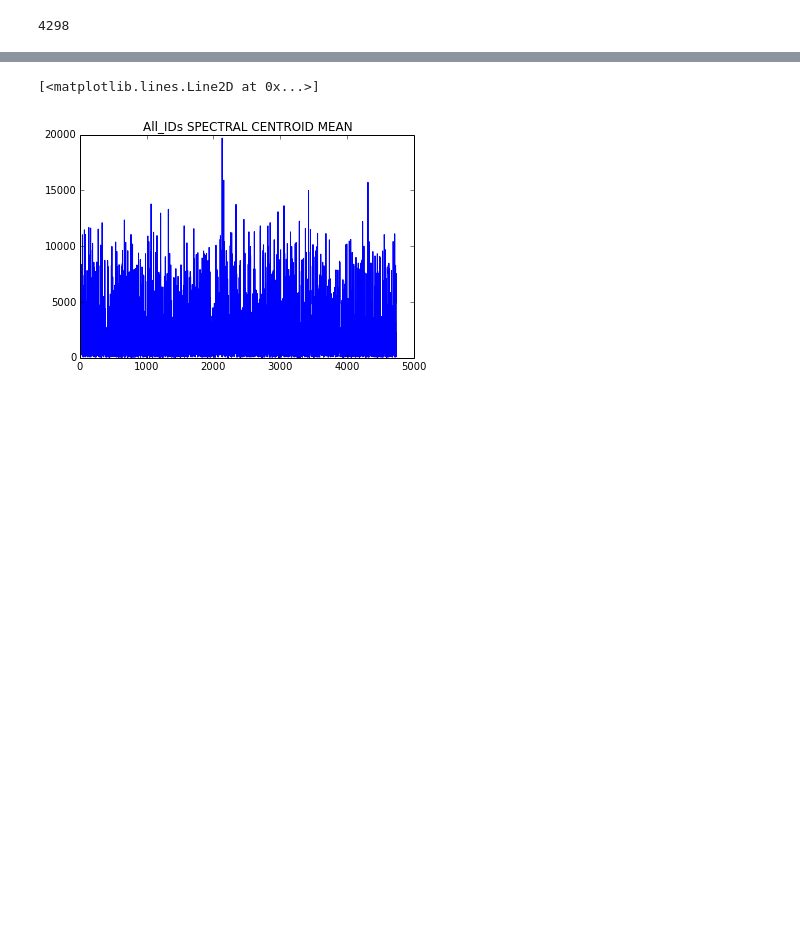
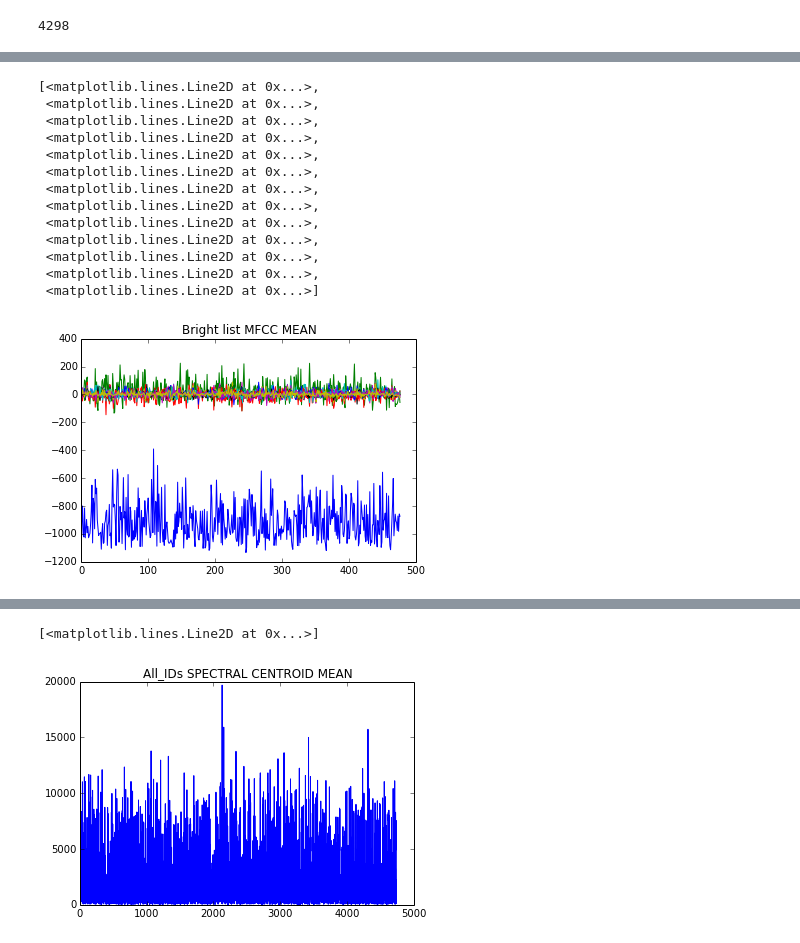
Before and after one commit to pedrogogo/SMC_Th, a Jupyter notebook: json_read_computing_essentia_descriptors.ipynb, the cells around one changed output, grey strips where cells are left out. Drawn from its saved outputs; the diff is of its cells as text; code cells hidden in the pictures; blank space fills up the shorter version.

```diff
--- a/json_read_computing_essentia_descriptors.ipynb
+++ b/json_read_computing_essentia_descriptors.ipynb
@@ -138,0 +151,18 @@ oteher_mean = np.array(oteher_mean)
+# %%
+plt.title ('Bright list MFCC MEAN')
+plt.plot(mfcc_bright_mean)
+# %% [output]
+[<matplotlib.lines.Line2D at 0x...>,
+ <matplotlib.lines.Line2D at 0x...>,
+ <matplotlib.lines.Line2D at 0x...>,
+ <matplotlib.lines.Line2D at 0x...>,
+ <matplotlib.lines.Line2D at 0x...>,
+ <matplotlib.lines.Line2D at 0x...>,
+ <matplotlib.lines.Line2D at 0x...>,
+ <matplotlib.lines.Line2D at 0x...>,
+ <matplotlib.lines.Line2D at 0x...>,
+ <matplotlib.lines.Line2D at 0x...>,
+ <matplotlib.lines.Line2D at 0x...>,
+ <matplotlib.lines.Line2D at 0x...>,
+ <matplotlib.lines.Line2D at 0x...>]
+[figure, added]
```
Also changed, not shown: parts of 13 cells of this notebook.
